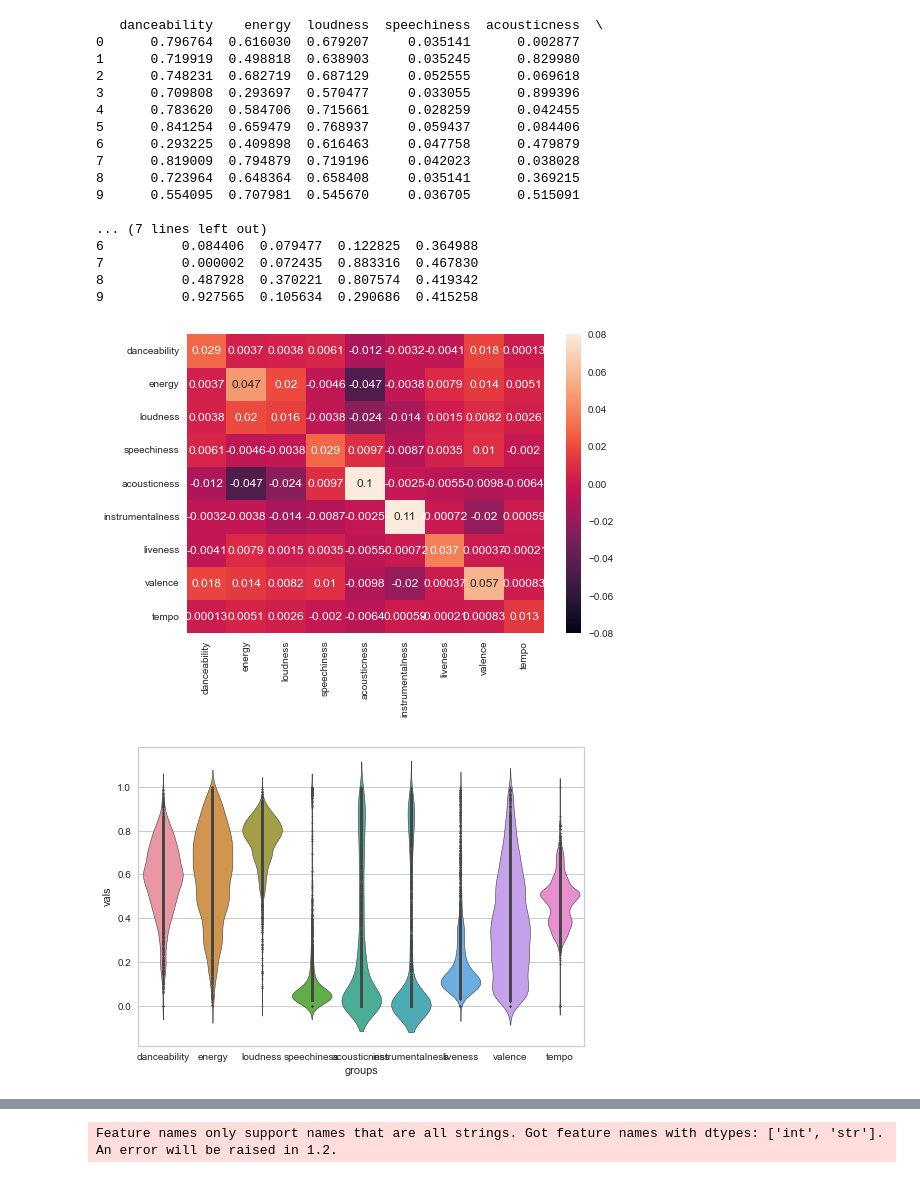
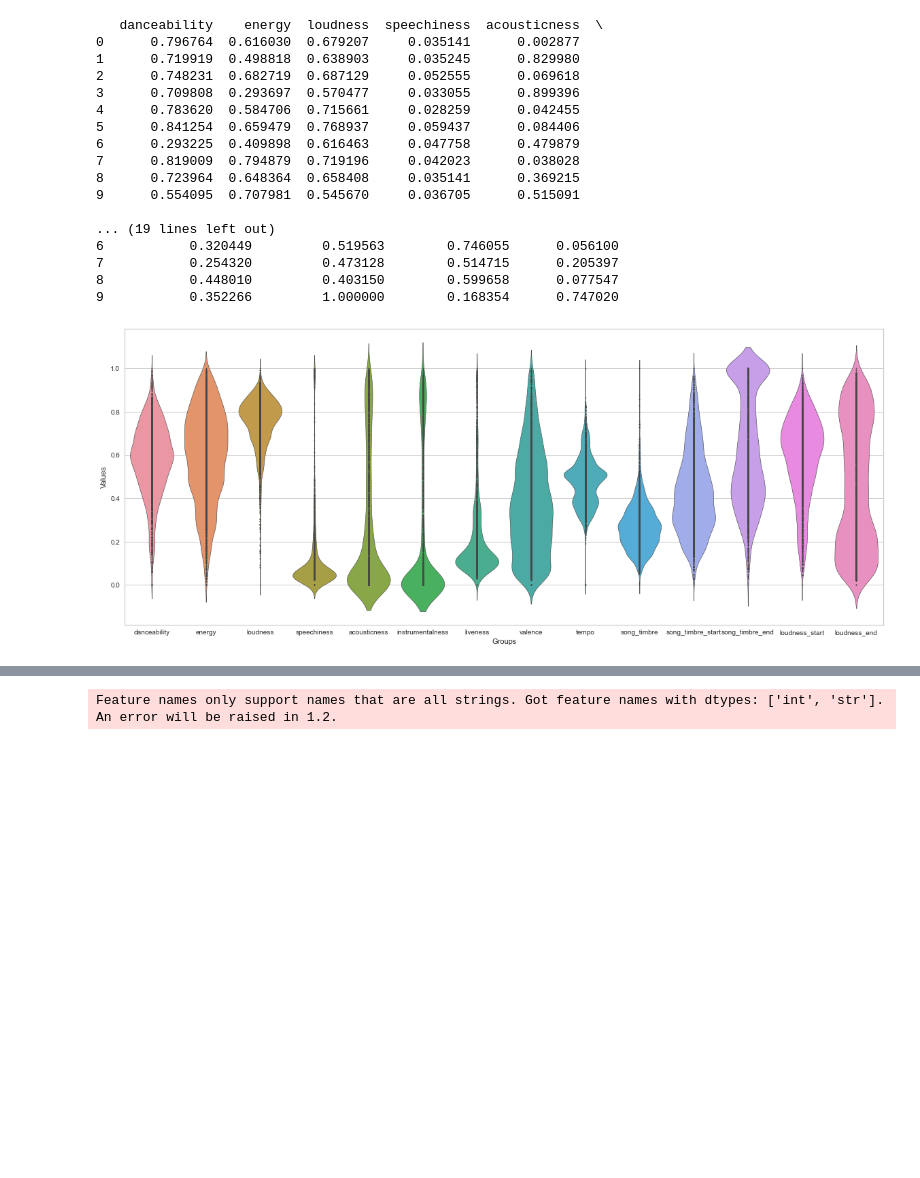
Before and after one commit to crispianm/SpotifySmartSort, a Jupyter notebook: clustering/better_clustering.ipynb, the cells around one changed output, grey strips where cells are left out. Saved outputs shown, nothing was run; the diff lists cells and outputs as text; code cells hidden in the pictures; blank space fills up the shorter version.

Commit message:
generated clustering plots

```diff
--- a/clustering/better_clustering.ipynb
+++ b/clustering/better_clustering.ipynb
@@ -161,9 +164,10 @@ from yellowbrick.cluster import SilhouetteVisualizer
 from yellowbrick.datasets import load_nfl
 from yellowbrick.cluster import KElbowVisualizer
 # %%
-data = pd.read_csv("./data/data.csv")
-df = pd.read_csv("./data/data.csv")
+data = pd.read_csv("../data/data_timbre.csv")
+df = pd.read_csv("../data/data_timbre.csv")
 columns_to_remove = ['Unnamed: 0',
+                    'Unnamed: 0.1',
                     'id',
                     'track_title',
                     'album_title',
@@ -199,7 +203,7 @@ x = df.values #returns a numpy array
 min_max_scaler = preprocessing.MinMaxScaler()
 x_scaled1 = min_max_scaler.fit_transform(x)
 df1 = pd.DataFrame(x_scaled1)
-df1.columns = ['danceability','energy','loudness','speechiness','acousticness','instrumentalness','liveness','valence','tempo']
+df1.columns = df.columns #['danceability','energy','loudness','speechiness','acousticness','instrumentalness','liveness','valence','tempo','song_timbre','song_timbre_start','song_timbre_end','loudness_start','loudness_end']
 
 print(df1.head(10))
 # %% [output]
@@ -215,23 +219,26 @@ print(df1.head(10))
 8      0.723964  0.648364  0.658408     0.035141      0.369215
 9      0.554095  0.707981  0.545670     0.036705      0.515091
 
-... (7 lines left out)
-6          0.084406  0.079477  0.122825  0.364988
-7          0.000002  0.072435  0.883316  0.467830
-8          0.487928  0.370221  0.807574  0.419342
-9          0.927565  0.105634  0.290686  0.415258
+... (19 lines left out)
+6           0.320449         0.519563        0.746055      0.056100
+7           0.254320         0.473128        0.514715      0.205397
+8           0.448010         0.403150        0.599658      0.077547
+9           0.352266         1.000000        0.168354      0.747020
 # %%
 # --------------------------------- Violing plot and heat map --------------
 
-ax = sns.heatmap(df1.cov(),vmin=-0.08, vmax=0.08, annot = True)
+# ax = sns.heatmap(df1.cov(),vmin=-0.08, vmax=0.08, annot = True)
+# plt.show()
+
+
+f, axes = plt.subplots(figsize=[20,8])
+# plt.xlim([-0.7, 1.6])
+
+df2 = df1.melt(var_name='Groups', value_name='Values')
+ax = sns.violinplot(x="Groups", y="Values", data=df2, linewidth = 0.6, inner = 'point', scale= 'width')
 plt.show()
-
-df2 = df1.melt(var_name='groups', value_name='vals')
-ax = sns.violinplot(x="groups", y="vals", data=df2, linewidth = 0.6, inner = 'point', scale= 'width')
-plt.show()
 # %% [output]
-[figure, old version]
+[figure, new version]
-[figure, removed]
 # %%
 df
 # %% [output]
```
Also changed, not shown: parts of 10 cells of this notebook, 7 other files.
